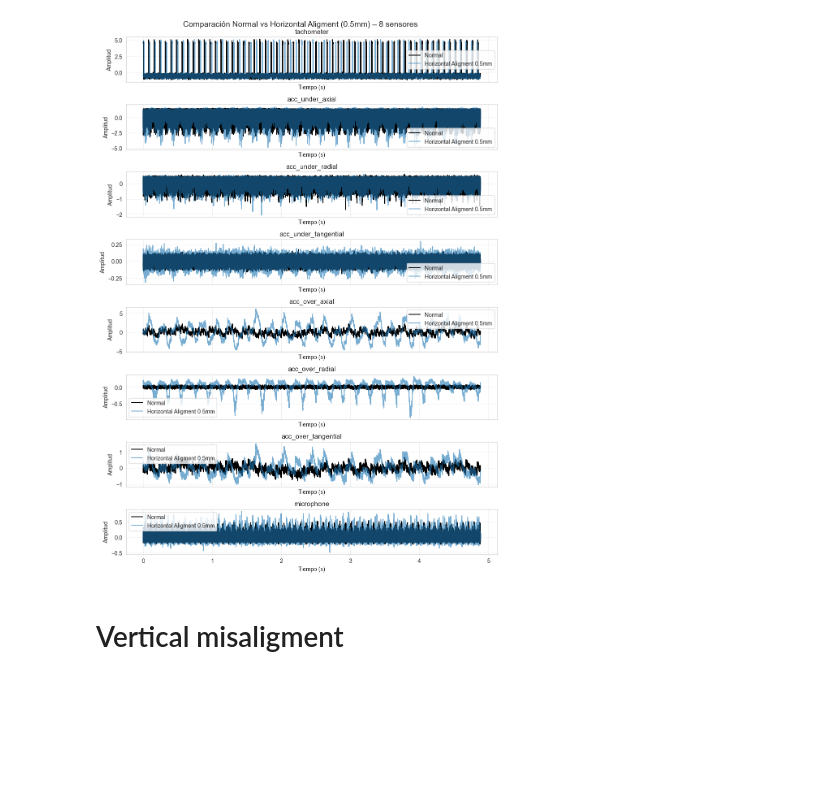
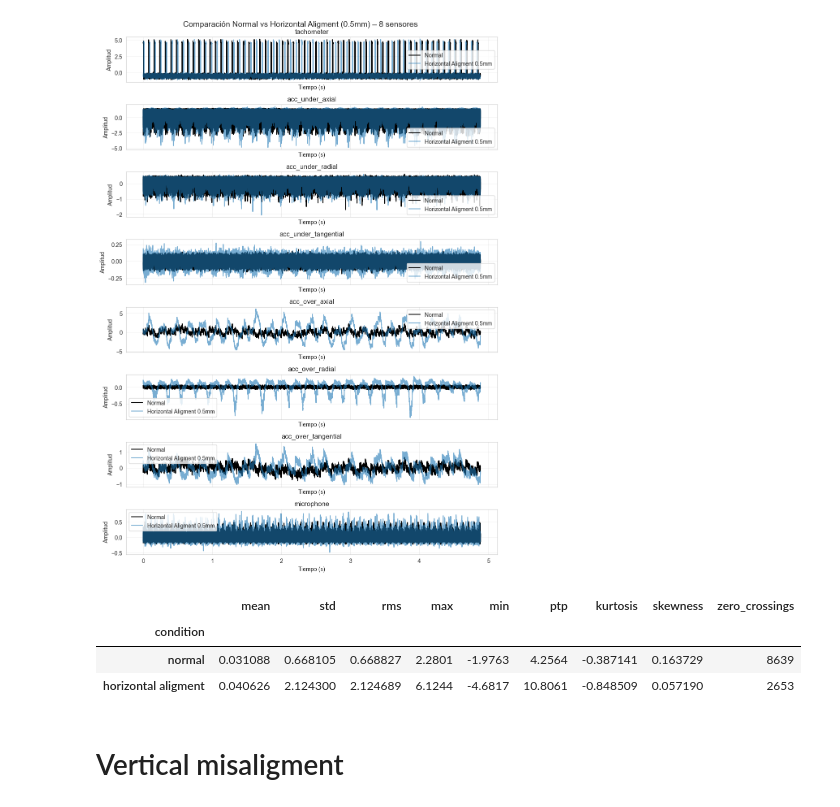
Before and after one commit to palvcam/grupo1reto2, a Jupyter notebook: caracterizacion_senales.ipynb, the cells around one changed output. Cells and saved outputs as stored; diff of their text form; code cells hidden in the pictures; blank space fills up the shorter version.

```diff
--- a/caracterizacion_senales.ipynb
+++ b/caracterizacion_senales.ipynb
@@ -56,6 +57,19 @@ def fft_analysis(signal):
     dominant_period = 1 / dominant_frequency
     print(f"Dominant Period: {dominant_period:.2f} time units")
     return dominant_period, positive_frequencies, magnitudes
+# %%
+def temporal_features(signal):
+    return {
+        "mean": np.mean(signal),
+        "std": np.std(signal),
+        "rms": np.sqrt(np.mean(signal**2)),
+        "max": np.max(signal),
+        "min": np.min(signal),
+        "ptp": np.ptp(signal),
+        "kurtosis": kurtosis(signal),
+        "skewness": skew(signal),
+        "zero_crossings": np.sum(np.diff(np.sign(signal)) != 0)
+    }
 # %% [markdown]
 # Dataset
 # %%
@@ -176,6 +190,29 @@ plt.tight_layout()
 plt.show()
 # %% [output]
 [figure]
+# %%
+sensor = "acc_over_axial"
+
+signals = {
+    "normal": normal_12288[sensor].values,
+    "horizontal aligment": hor_misalig_05[sensor].values,}
+# %%
+rows = []
+
+for label, signal in signals.items():
+    feats = temporal_features(signal)
+    feats["condition"] = label
+    rows.append(feats)
+
+df_features = pd.DataFrame(rows)
+df_features = df_features.set_index("condition")
+
+df_features
+# %% [output]
+|  | mean | std | rms | max | min | ptp | kurtosis | skewness | zero_crossings |
+| condition |  |  |  |  |  |  |  |  |  |
+| normal | 0.031088 | 0.668105 | 0.668827 | 2.2801 | -1.9763 | 4.2564 | -0.387141 | 0.163729 | 8639 |
+| horizontal aligment | 0.040626 | 2.124300 | 2.124689 | 6.1244 | -4.6817 | 10.8061 | -0.848509 | 0.057190 | 2653 |
 # %% [markdown]
 # Vertical misaligment
 # %%
```
Also changed, not shown: parts of 1 cell of this notebook.
